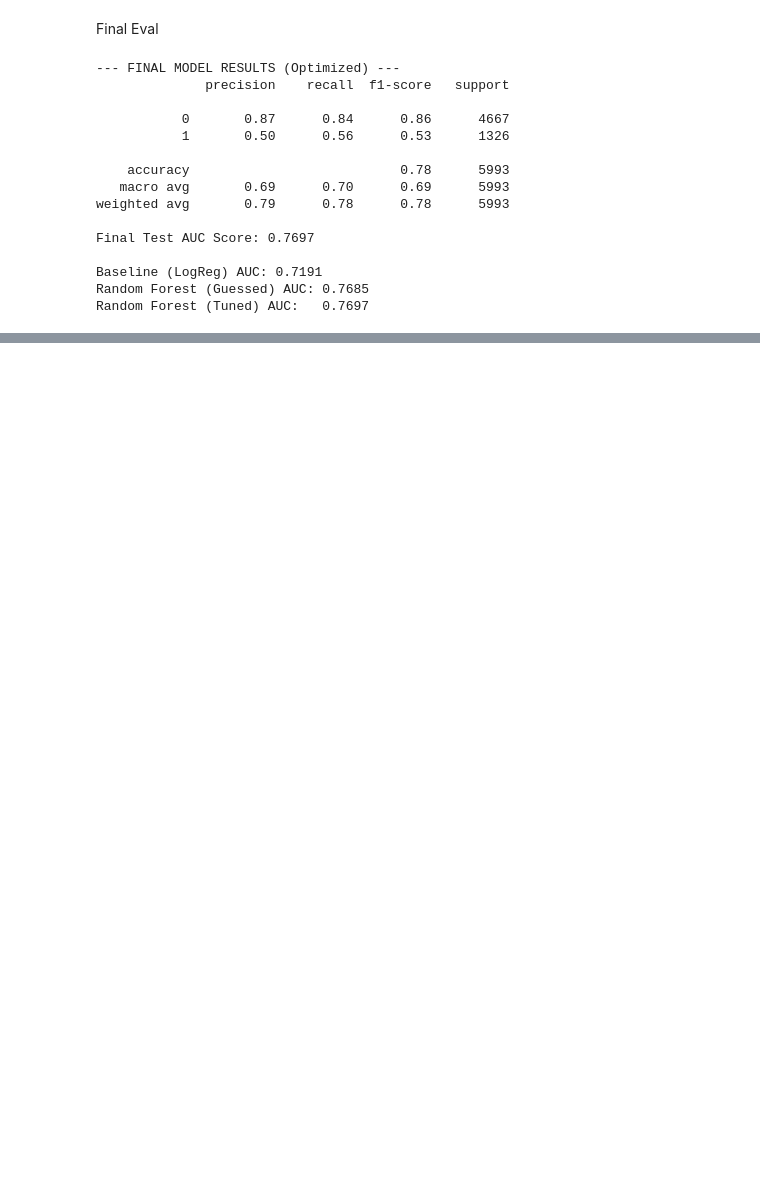
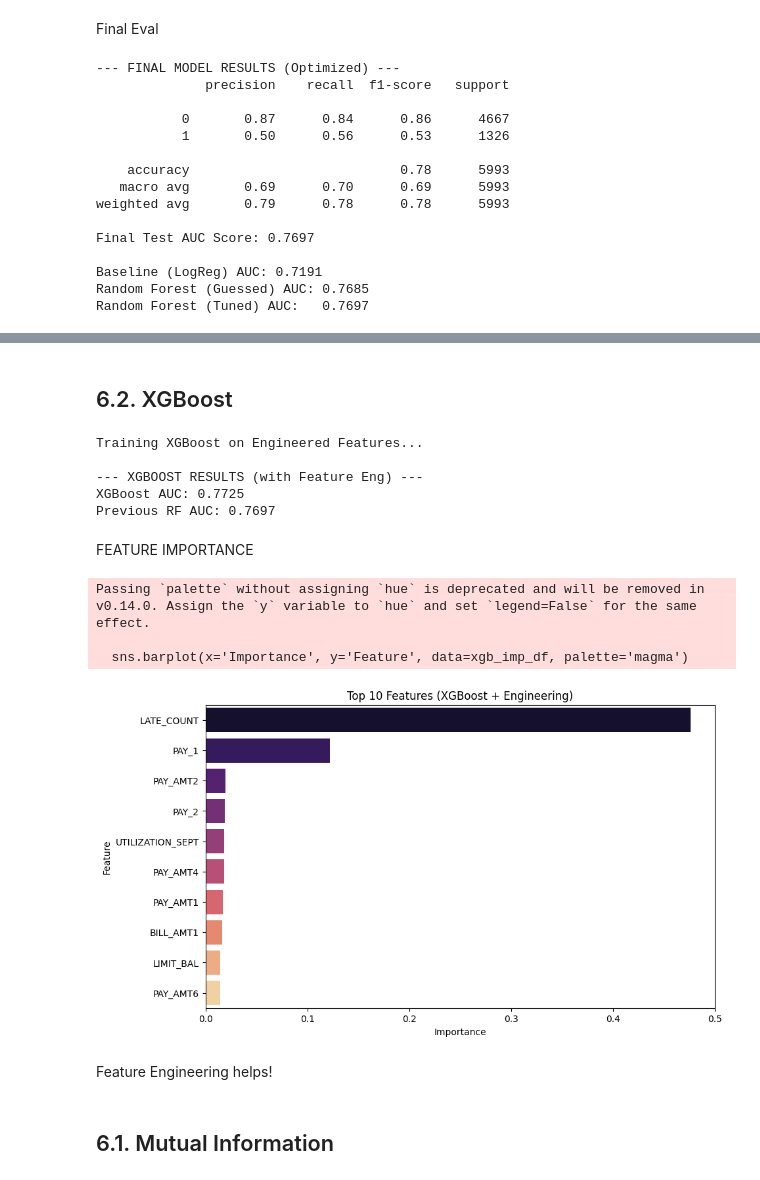
Before and after one commit to dakboiszzz/credit-default-insights, a Jupyter notebook: notebooks/data_exploration.ipynb, the cells around one changed output, grey strips where cells are left out. Cells and saved outputs as stored; diff of their text form; code cells hidden in the pictures; blank space fills up the shorter version.

Commit message:
Using XGBoost

```diff
--- a/notebooks/data_exploration.ipynb
+++ b/notebooks/data_exploration.ipynb
@@ -944,0 +1072,60 @@ Random Forest (Tuned) AUC:   0.7697
+# %% [markdown]
+## 6.2. XGBoost
+# %%
+# !pip install xgboost  <-- Run this in a terminal if you haven't installed it
+from xgboost import XGBClassifier
+
+# 1. Initialize XGBoost
+# scale_pos_weight is XGBoost's version of class_weight='balanced'
+# Formula: (Count of Negatives) / (Count of Positives)
+ratio = float(np.sum(y_train == 0)) / np.sum(y_train == 1)
+
+xgb_model = XGBClassifier(
+    n_estimators=200,       # It usually needs more trees than RF
+    learning_rate=0.05,     # Slower learning = more precision
+    max_depth=6,            # Standard starting depth
+    scale_pos_weight=ratio, # Handle Imbalance
+    random_state=42,
+    n_jobs=-1,
+    eval_metric='auc'       # Optimize for AUC
+)
+
+# 2. Train
+print("Training XGBoost on Engineered Features...")
+xgb_model.fit(X_train_eng_df, y_train)
+
+# 3. Evaluate
+y_pred_xgb = xgb_model.predict(X_test_eng_df)
+y_prob_xgb = xgb_model.predict_proba(X_test_eng_df)[:, 1]
+
+print("\n--- XGBOOST RESULTS (with Feature Eng) ---")
+xgb_auc = roc_auc_score(y_test, y_prob_xgb)
+print(f"XGBoost AUC: {xgb_auc:.4f}")
+print(f"Previous RF AUC: {final_auc:.4f}") # Compare with your RF result
+# %% [output]
+Training XGBoost on Engineered Features...
+
+--- XGBOOST RESULTS (with Feature Eng) ---
+XGBoost AUC: 0.7725
+Previous RF AUC: 0.7697
+# %% [markdown]
+FEATURE IMPORTANCE
+# %%
+# Plot Importance for XGBoost
+importances = xgb_model.feature_importances_
+xgb_imp_df = pd.DataFrame({'Feature': X_train_eng_df.columns, 'Importance': importances})
+xgb_imp_df = xgb_imp_df.sort_values(by='Importance', ascending=False).head(10)
+
+plt.figure(figsize=(10, 6))
+sns.barplot(x='Importance', y='Feature', data=xgb_imp_df, palette='magma')
+plt.title('Top 10 Features (XGBoost + Engineering)')
+plt.show()
+# %% [output]
+Passing `palette` without assigning `hue` is deprecated and will be removed in v0.14.0. Assign the `y` variable to `hue` and set `legend=False` for the same effect.
+
+  sns.barplot(x='Importance', y='Feature', data=xgb_imp_df, palette='magma')
+[figure, added]
+# %% [markdown]
+Feature Engineering helps!
+# %% [markdown]
+## 6.1. Mutual Information
```
Also changed, not shown: parts of 9 cells of this notebook.
